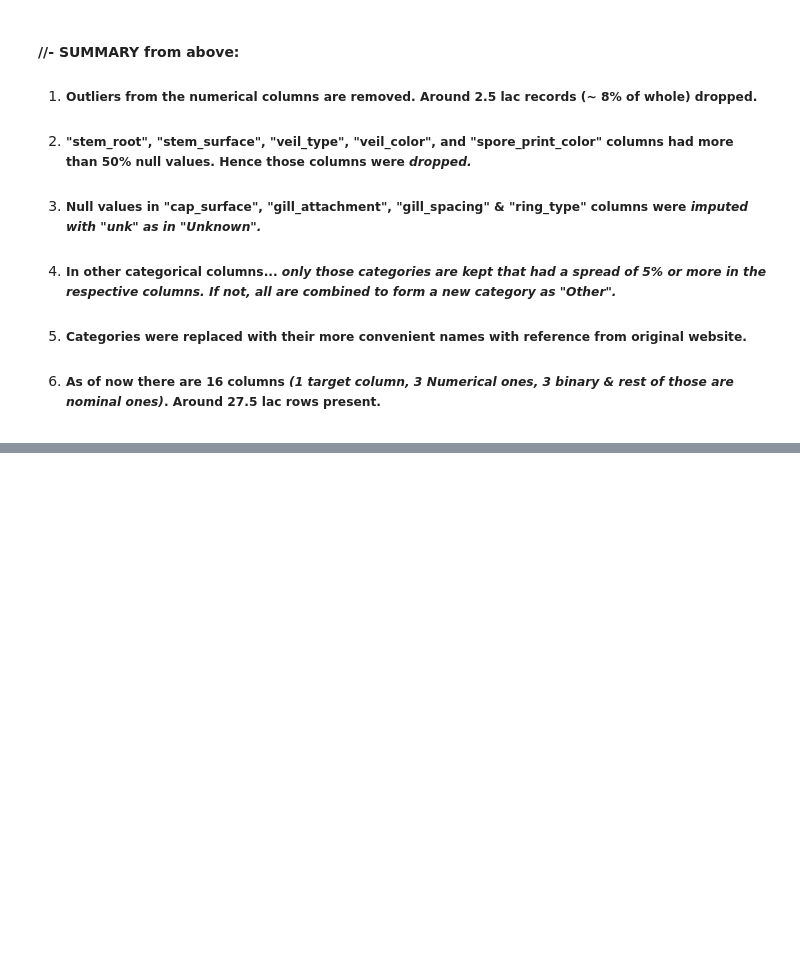
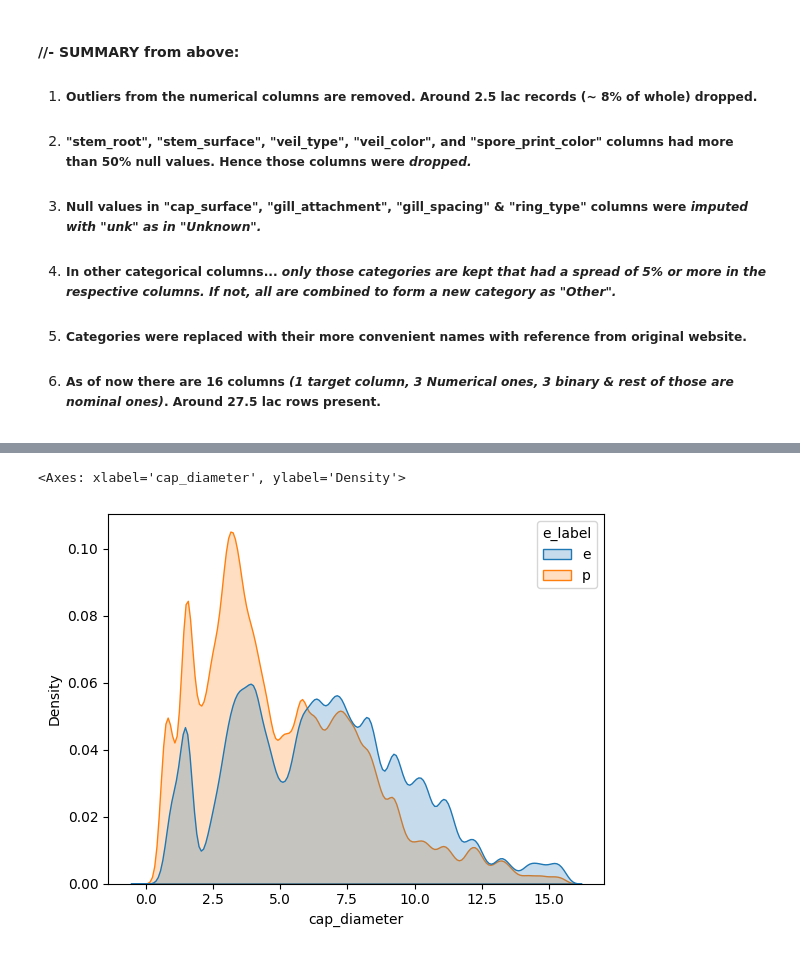
Before and after one commit to AvinandanPal25/DS__Predict_the_Mushroom, a Jupyter notebook: edible-or-poisonous-mushroom.ipynb, the cells around one changed output, grey strips where cells are left out. Saved outputs shown, nothing was run; the diff lists cells and outputs as text; code cells hidden in the pictures; blank space fills up the shorter version.

```diff
--- a/edible-or-poisonous-mushroom.ipynb
+++ b/edible-or-poisonous-mushroom.ipynb
@@ -355,0 +798,5 @@ mdf.shape
+# %%
+sns.kdeplot(data =mdf, fill=True, x='cap_diameter', hue='e_label')
+# %% [output]
+<Axes: xlabel='cap_diameter', ylabel='Density'>
+[figure, added]
```
Also changed, not shown: parts of 63 cells of this notebook.
